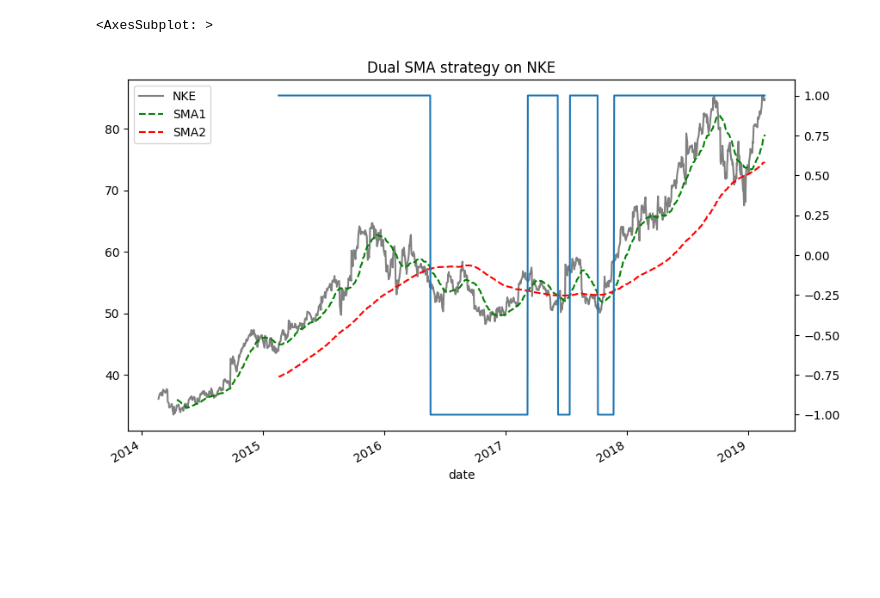
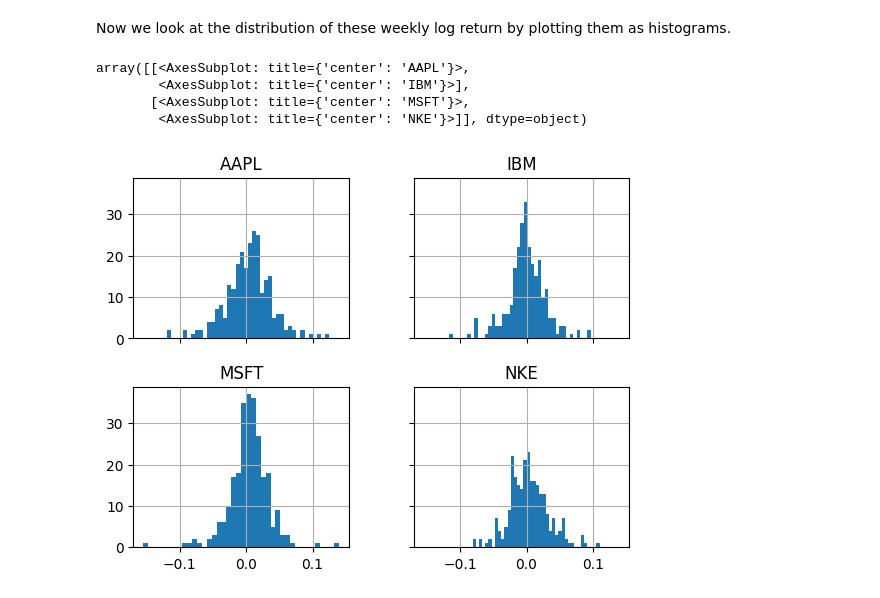
Before and after one commit to JeremyLvl/Quant-Analysis, a Jupyter notebook: 1. exploration.ipynb, the cells around one changed output. Saved outputs shown, nothing was run; the diff lists cells and outputs as text; code cells hidden in the pictures; blank space fills up the shorter version.

```diff
--- a/1. exploration.ipynb
+++ b/1. exploration.ipynb
@@ -79,18 +91,11 @@ year_aapl['std'].plot(ax=ax[1], title='AAPL std')
-# %%
-# Dual simple moving averages
-nke = pd.DataFrame(eod['NKE'])
-nke['SMA1'] = nke.NKE.rolling(window=40).mean()
-nke['SMA2'] = nke.NKE.rolling(window=250).mean()
-
-fig, ax = plt.subplots()
-fig.set_size_inches(10,6)
-
-nke.plot(ax=ax, style=['grey','g--','r--'], title='Dual SMA strategy on NKE')
-
-nke.dropna(inplace=True)
-nke['strategy'] = np.where(nke.SMA1 > nke.SMA2, 1, -1)
-
-nke.strategy.plot(ax=ax, secondary_y='strategy')
-# %% [output]
-<AxesSubplot: >
-[figure, removed]
+# %% [markdown]
+Now we look at the distribution of these weekly log return by plotting them as histograms.
+# %%
+fig, ax = plt.subplots()
+weekly_log_returns.hist(ax=ax, bins=40, figsize=(8,6), sharex=True, sharey=True)
+# %% [output]
+array([[<AxesSubplot: title={'center': 'AAPL'}>,
+        <AxesSubplot: title={'center': 'IBM'}>],
+       [<AxesSubplot: title={'center': 'MSFT'}>,
+        <AxesSubplot: title={'center': 'NKE'}>]], dtype=object)
+[figure, added]
```
Also changed, not shown: parts of 11 cells of this notebook, 34 other files.
